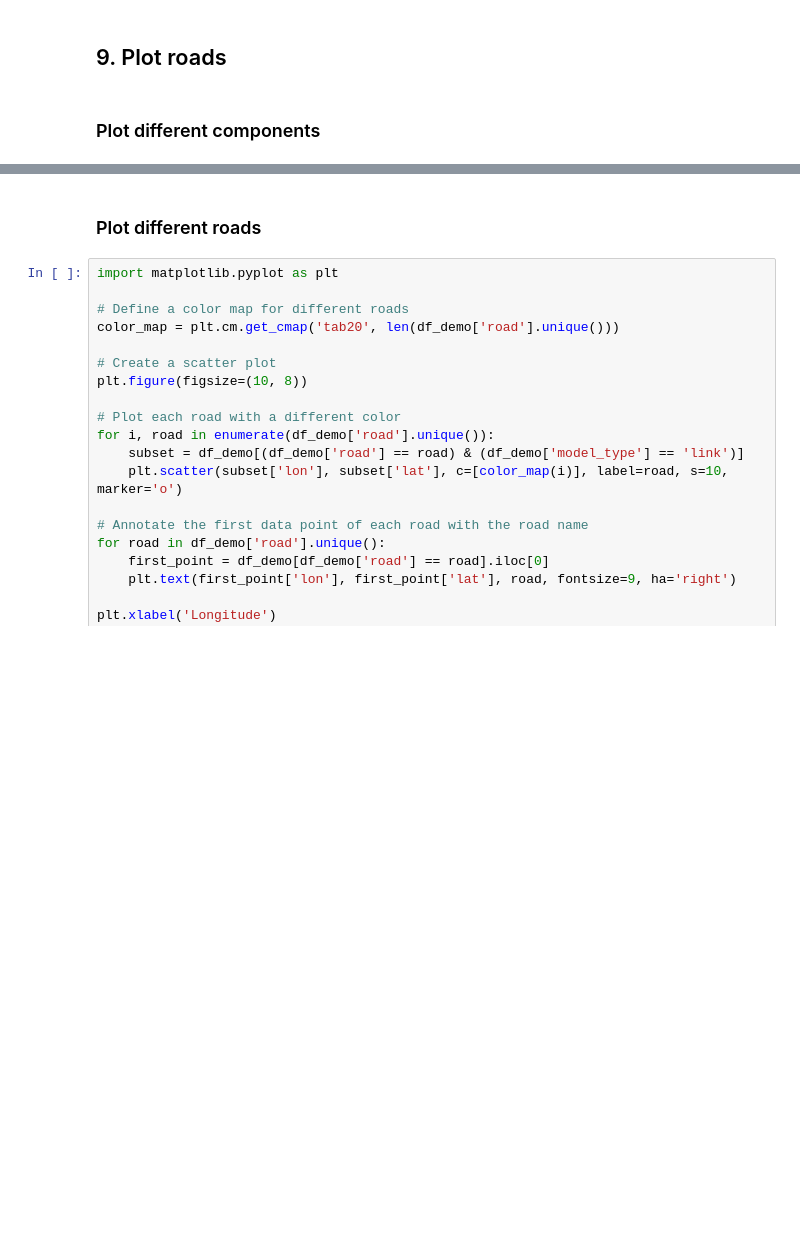
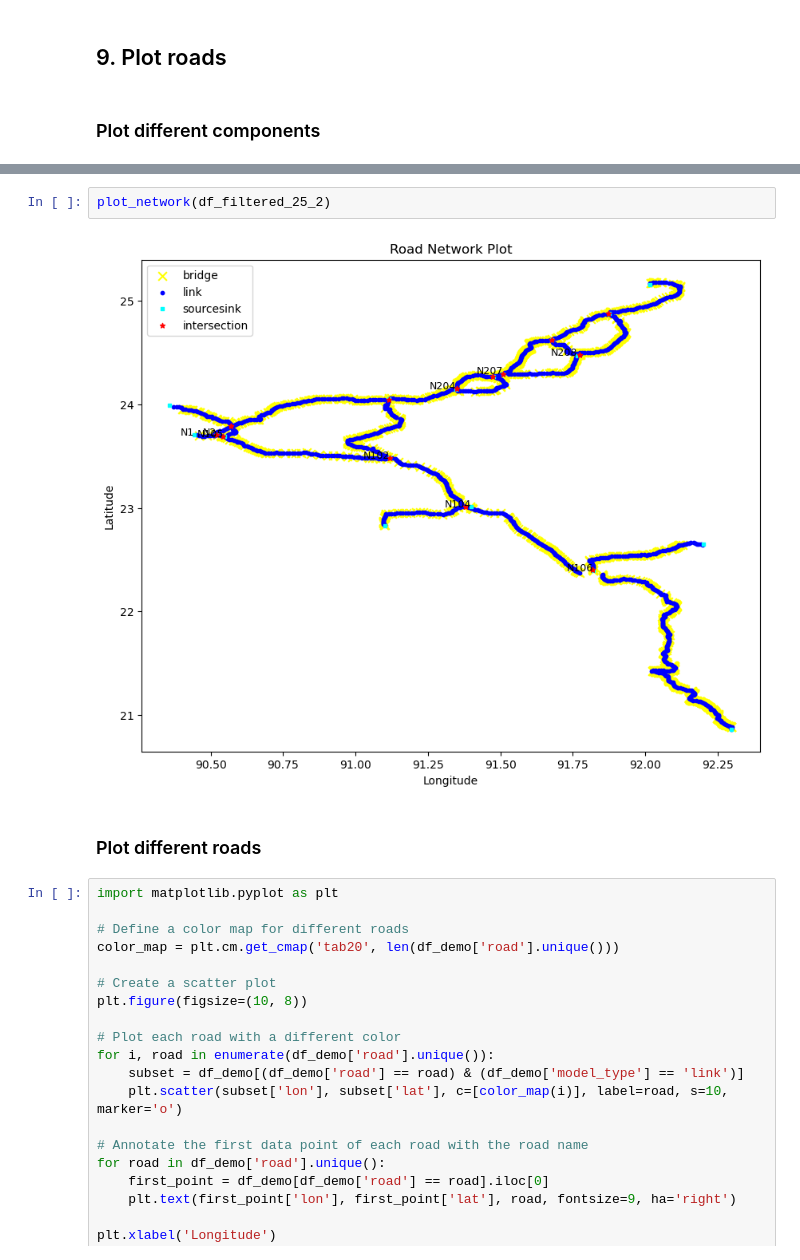
Before and after one commit to daniela1998/Advanced-Simulation-Assignments, a Jupyter notebook: Assignment 3/EPA133a-G16-A3_demo_generator/notebook/CreateDemoFile - Rachel copy.ipynb, the cells around one changed output, grey strips where cells are left out. Cells and saved outputs as stored; diff of their text form; blank space fills up the shorter version.

```diff
--- a/Assignment 3/EPA133a-G16-A3_demo_generator/notebook/CreateDemoFile - Rachel copy.ipynb
+++ b/Assignment 3/EPA133a-G16-A3_demo_generator/notebook/CreateDemoFile - Rachel copy.ipynb
@@ -1001,3 +998,7 @@ plt.show()
+# %%
+plot_network(df_filtered_25_2)
+# %% [output]
+[figure, added]
 # %% [markdown]
 ### Plot different roads
 # %%
```
Also changed, not shown: parts of 1 cell of this notebook.
